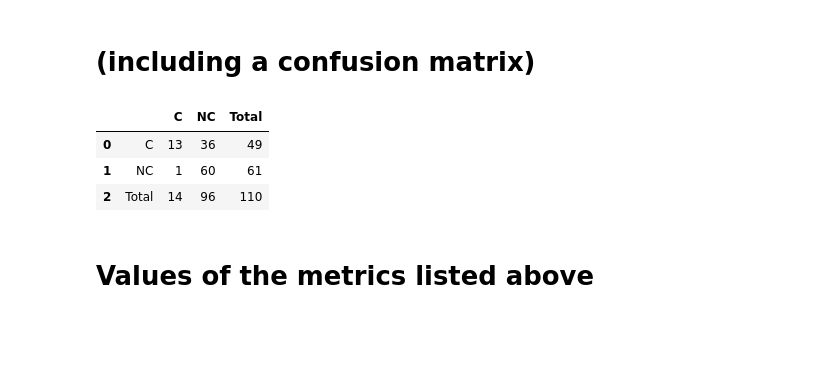
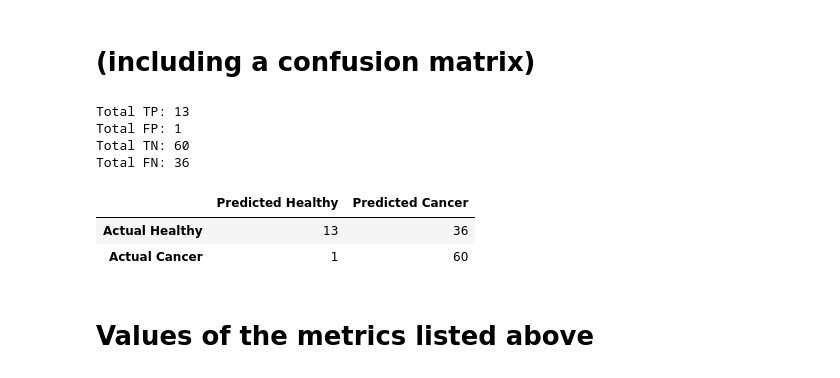
Before and after one commit to KaraBeth-Nemet/CS4170-Data-Mining, a Jupyter notebook: Activity5B/assignment5b.ipynb, the cells around one changed output. Cells and saved outputs as stored; diff of their text form; code cells hidden in the pictures; blank space fills up the shorter version.

```diff
--- a/Activity5B/assignment5b.ipynb
+++ b/Activity5B/assignment5b.ipynb
@@ -229,19 +229,23 @@ Our tree says NC60 is classified as NC
 Our tree says C48 is classified as NC
 # %% [markdown]
 # (including a confusion matrix)
-# %%
-# make a confusion matrix with the results
-
-actual_predicted_TP_FP_TN_FN = pd.DataFrame(columns=['', 'C', 'NC', 'Total'])
-actual_predicted_TP_FP_TN_FN[''] = ['C', 'NC', 'Total']
-actual_predicted_TP_FP_TN_FN['C'] = [total_tp, total_fp, total_tp + total_fp]
-actual_predicted_TP_FP_TN_FN['NC'] = [total_fn, total_tn, total_fn + total_tn]
-actual_predicted_TP_FP_TN_FN['Total'] = [total_tp + total_fn, total_fp + total_tn, total_tp + total_fp + total_fn + total_tn]
-actual_predicted_TP_FP_TN_FN
-# %% [output]
-|  |  | C | NC | Total |
-| 0 | C | 13 | 36 | 49 |
-| 1 | NC | 1 | 60 | 61 |
-| 2 | Total | 14 | 96 | 110 |
+# %%
+# make a confusion matrix with the results
+
+print(f"Total TP: {total_tp}")
+print(f"Total FP: {total_fp}")
+print(f"Total TN: {total_tn}")
+print(f"Total FN: {total_fn}")
+
+confusion_matrix = pd.DataFrame({'Predicted Healthy': [total_tp, total_fp], ' Predicted Cancer': [total_fn, total_tn]}, index=['Actual Healthy', 'Actual Cancer'])
+confusion_matrix
+# %% [output]
+Total TP: 13
+Total FP: 1
+Total TN: 60
+Total FN: 36
+|  | Predicted Healthy | Predicted Cancer |
+| Actual Healthy | 13 | 36 |
+| Actual Cancer | 1 | 60 |
 # %% [markdown]
 # Values of the metrics listed above
```
Also changed, not shown: parts of 3 cells of this notebook, 1 other file.
